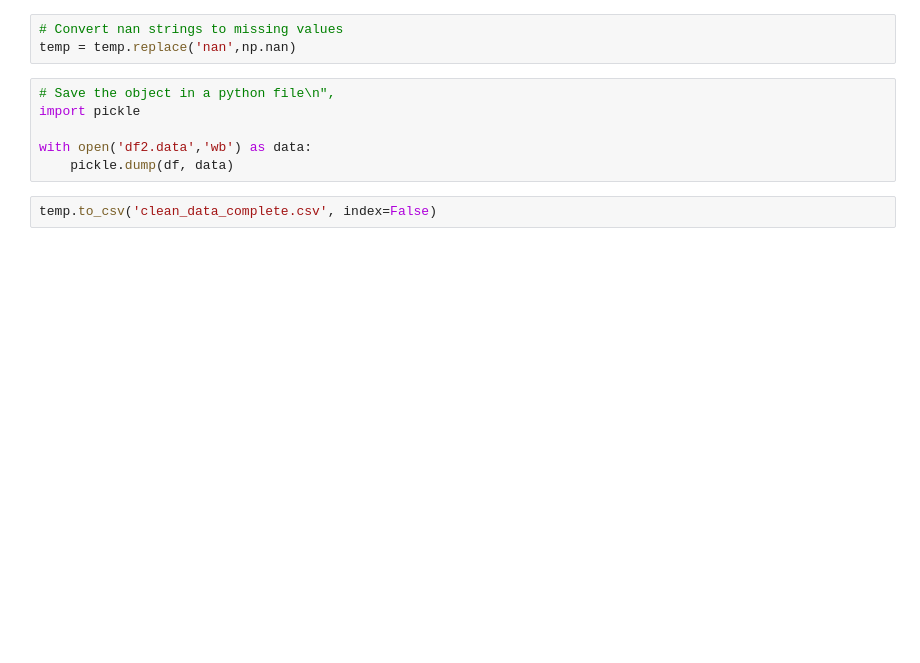
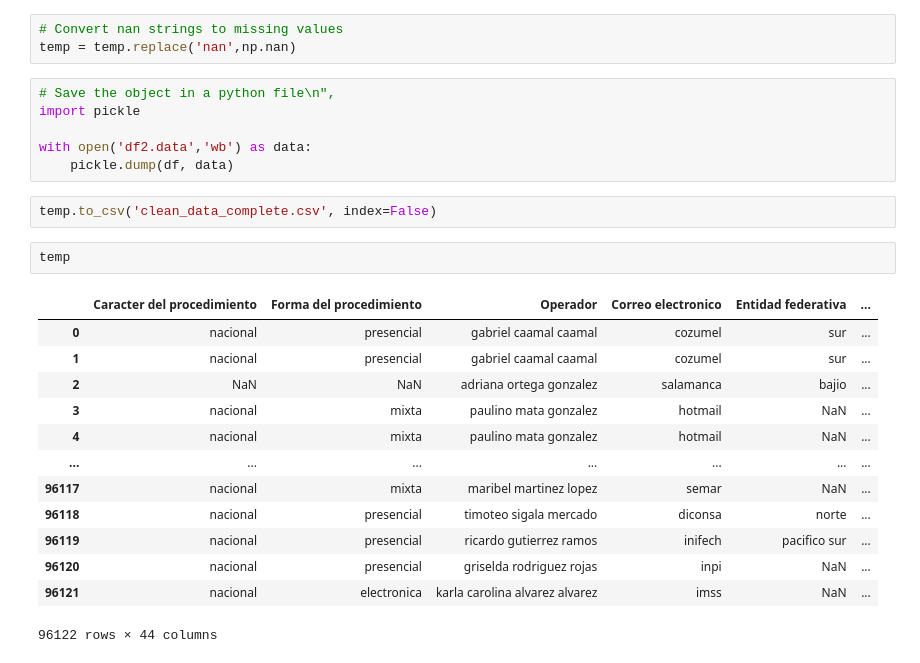
Before and after one commit to ML-Group-Col/Exped_Visualizations, a Jupyter notebook: assignment4_2.ipynb, the cells around one changed output. Saved outputs shown, nothing was run; the diff lists cells and outputs as text; blank space fills up the shorter version.

```diff
--- a/assignment4_2.ipynb
+++ b/assignment4_2.ipynb
@@ -187,3 +187,19 @@ with open('df2.data','wb') as data:
     pickle.dump(df, data)
 # %%
 temp.to_csv('clean_data_complete.csv', index=False)
+# %%
+temp
+# %% [output]
+|  | Caracter del procedimiento | Forma del procedimiento | Operador | Correo electronico | Entidad federativa | ... |
+| 0 | nacional | presencial | gabriel caamal caamal | cozumel | sur | ... |
+| 1 | nacional | presencial | gabriel caamal caamal | cozumel | sur | ... |
+| 2 | NaN | NaN | adriana ortega gonzalez | salamanca | bajio | ... |
+| 3 | nacional | mixta | paulino mata gonzalez | hotmail | NaN | ... |
+| 4 | nacional | mixta | paulino mata gonzalez | hotmail | NaN | ... |
+| ... | ... | ... | ... | ... | ... | ... |
+| 96117 | nacional | mixta | maribel martinez lopez | semar | NaN | ... |
+| 96118 | nacional | presencial | timoteo sigala mercado | diconsa | norte | ... |
+| 96119 | nacional | presencial | ricardo gutierrez ramos | inifech | pacifico sur | ... |
+| 96120 | nacional | presencial | griselda rodriguez rojas | inpi | NaN | ... |
+| 96121 | nacional | electronica | karla carolina alvarez alvarez | imss | NaN | ... |
+96122 rows × 44 columns
```
Also changed, not shown: parts of 6 cells of this notebook, 4 other files.
